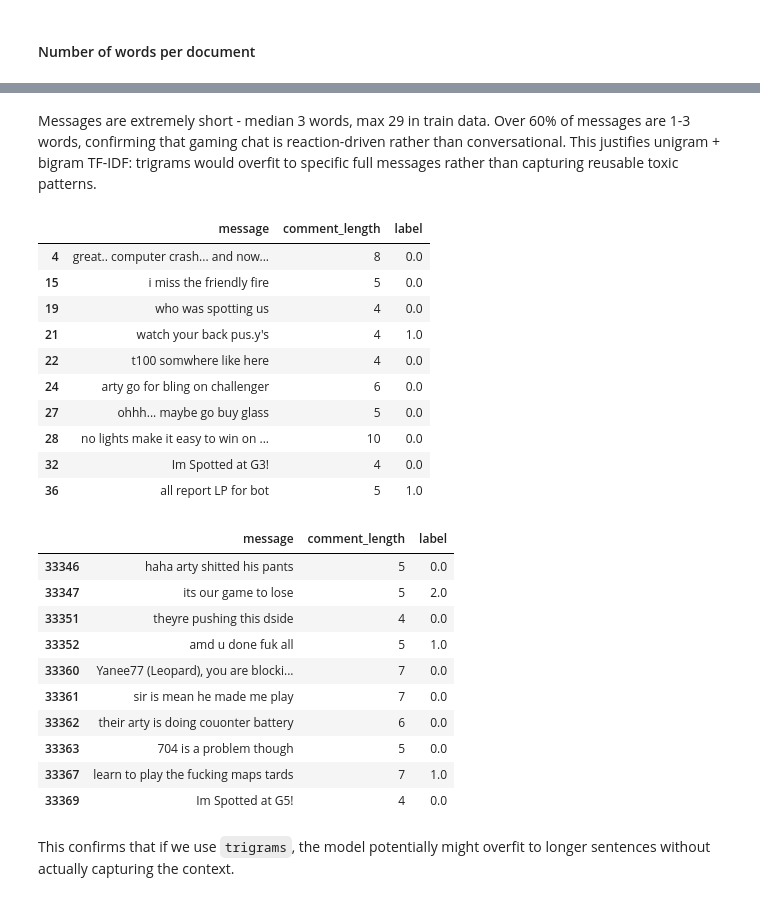
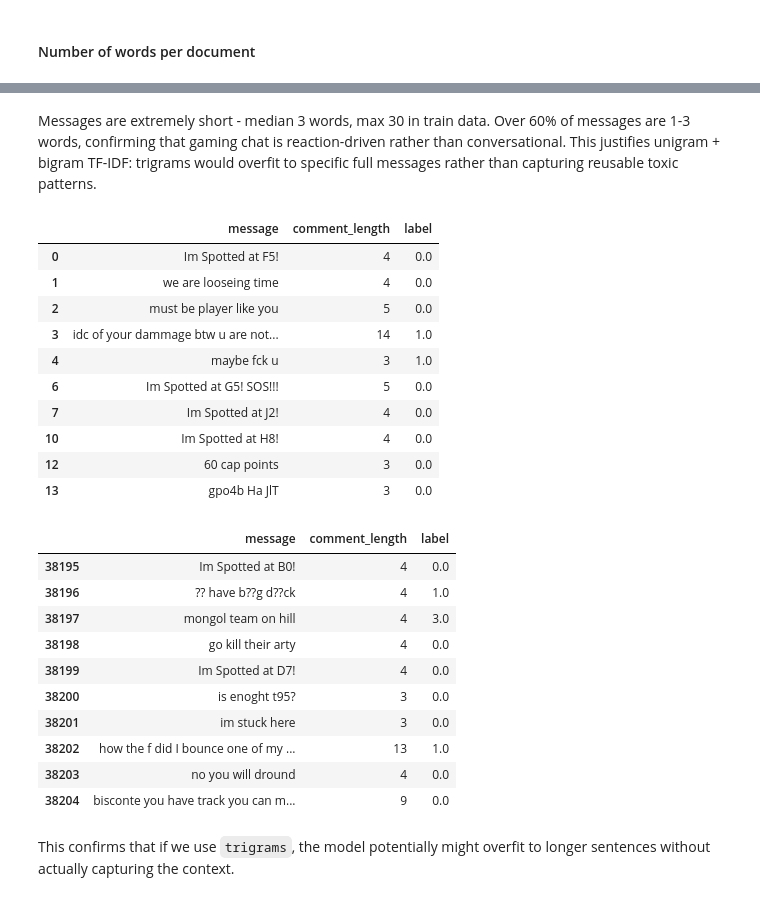
Before and after one commit to paolacalle/gaming-toxicity-detection, a Jupyter notebook: notebooks/gaming/EDA_gaming.ipynb, the cells around one changed output, grey strips where cells are left out. Saved outputs shown, nothing was run; the diff lists cells and outputs as text; code cells hidden in the pictures.

```diff
--- a/notebooks/gaming/EDA_gaming.ipynb
+++ b/notebooks/gaming/EDA_gaming.ipynb
@@ -30,10 +30,6 @@ nlp = spacy.load("en_core_web_sm")
 seed = 7524
 np.random.seed(seed)
 
-# remove limit at number of columns and rows shown
-pd.set_option("display.max_columns", None)
-pd.set_option("display.max_rows", None)
-
 # project root (notebooks/gaming/ -> notebooks/ -> project root)
 PROJECT_ROOT = Path().resolve().parent.parent
 # %%
@@ -325,13 +335,13 @@ Messages with HTML entities: 136
 # %%
 # drop #ERROR! rows
-wot_english = wot_english[~wot_english["message"].str.contains(r"#ERROR!", regex=False, na=False)].reset_index(drop=True)
+wot = wot[~wot["message"].str.contains(r"#ERROR!", regex=False, na=False)].reset_index(drop=True)
 
 # decode HTML entities inline
-wot_english["message"] = wot_english["message"].apply(html_lib.unescape)
+wot["message"] = wot["message"].apply(html_lib.unescape)
 
-print(f"Shape after artifact removal: {wot_english.shape}")
+print(f"Shape after artifact removal: {wot.shape}")
 # HTML entities
-html_mask = wot_english["message"].str.contains(r"&\w+;", regex=True, na=False)
+html_mask = wot["message"].str.contains(r"&\w+;", regex=True, na=False)
 print(f"Messages with HTML entities: {html_mask.sum()}")
-wot_english[html_mask][["message", "label"]].head(10)
+wot[html_mask][["message", "label"]].head(10)
 # %% [output]
@@ -362,12 +372,12 @@ wot_english.loc[[21, 119, 270, 353, 420, 1136,
 # splitting the dataset
 
 # features and target
-X = wot_english["message"]
-y = wot_english["label"]
+X = wot["message"]
+y = wot["label"]
 
-# First split: 20% for final testing, 80% remains for training/validation
+# First split: 10% for final testing, 90% remains for training/validation
 X_train, X_val, y_train, y_val = train_test_split(
-    X, y, test_size=0.20, random_state=7524, shuffle = True, stratify= y)
+    X, y, test_size=0.10, random_state=7524, shuffle = True, stratify= y)
 
 # datasets
 # train
@@ -484,36 +494,36 @@ plt.show()
 # %% [markdown]
-Messages are extremely short - median 3 words, max 29 in train data. Over 60% of messages are 1-3 words, confirming that gaming chat is reaction-driven rather than conversational. This justifies unigram + bigram TF-IDF: trigrams would overfit to specific full messages rather than capturing reusable toxic patterns.
+Messages are extremely short - median 3 words, max 30 in train data. Over 60% of messages are 1-3 words, confirming that gaming chat is reaction-driven rather than conversational. This justifies unigram + bigram TF-IDF: trigrams would overfit to specific full messages rather than capturing reusable toxic patterns.
 # %%
 # check messages
-# comments longer than the median top 10 words
-train_df[train_df["comment_length"] > median_len][["message", "comment_length", "label"]].head(10)
+# comments longer than or equal to the median top 10 words
+train_df[train_df["comment_length"] >= median_len][["message", "comment_length", "label"]].head(10)
 # %% [output]
 |  | message | comment_length | label |
-| 4 | great.. computer crash... and now... | 8 | 0.0 |
-| 15 | i miss the friendly fire | 5 | 0.0 |
-| 19 | who was spotting us | 4 | 0.0 |
-| 21 | watch your back pus.y's | 4 | 1.0 |
-| 22 | t100 somwhere like here | 4 | 0.0 |
-| 24 | arty go for bling on challenger | 6 | 0.0 |
-| 27 | ohhh... maybe go buy glass | 5 | 0.0 |
-| 28 | no lights make it easy to win on ... | 10 | 0.0 |
-| 32 | Im Spotted at G3! | 4 | 0.0 |
-| 36 | all report LP for bot | 5 | 1.0 |
+| 0 | Im Spotted at F5! | 4 | 0.0 |
+| 1 | we are looseing time | 4 | 0.0 |
+| 2 | must be player like you | 5 | 0.0 |
+| 3 | idc of your dammage btw u are not... | 14 | 1.0 |
+| 4 | maybe fck u | 3 | 1.0 |
+| 6 | Im Spotted at G5! SOS!!! | 5 | 0.0 |
+| 7 | Im Spotted at J2! | 4 | 0.0 |
+| 10 | Im Spotted at H8! | 4 | 0.0 |
+| 12 | 60 cap points | 3 | 0.0 |
+| 13 | gpo4b Ha JlT | 3 | 0.0 |
 # %%
-# comments longer than the median bottom 10 words
-train_df[train_df["comment_length"] > median_len][["message", "comment_length", "label"]].tail(10)
+# comments longer than or equal to the median bottom 10 words
+train_df[train_df["comment_length"] >= median_len][["message", "comment_length", "label"]].tail(10)
 # %% [output]
 |  | message | comment_length | label |
-| 33346 | haha arty shitted his pants | 5 | 0.0 |
-| 33347 | its our game to lose | 5 | 2.0 |
-| 33351 | theyre pushing this dside | 4 | 0.0 |
-| 33352 | amd u done fuk all | 5 | 1.0 |
-| 33360 | Yanee77 (Leopard), you are blocki... | 7 | 0.0 |
-| 33361 | sir is mean he made me play | 7 | 0.0 |
-| 33362 | their arty is doing couonter battery | 6 | 0.0 |
-| 33363 | 704 is a problem though | 5 | 0.0 |
-| 33367 | learn to play the fucking maps tards | 7 | 1.0 |
-| 33369 | Im Spotted at G5! | 4 | 0.0 |
+| 38195 | Im Spotted at B0! | 4 | 0.0 |
+| 38196 | ?? have b??g d??ck | 4 | 1.0 |
+| 38197 | mongol team on hill | 4 | 3.0 |
+| 38198 | go kill their arty | 4 | 0.0 |
+| 38199 | Im Spotted at D7! | 4 | 0.0 |
+| 38200 | is enoght t95? | 3 | 0.0 |
+| 38201 | im stuck here | 3 | 0.0 |
+| 38202 | how the f did I bounce one of my ... | 13 | 1.0 |
+| 38203 | no you will dround | 4 | 0.0 |
+| 38204 | bisconte you have track you can m... | 9 | 0.0 |
 # %% [markdown]
 This confirms that if we use `trigrams`, the model potentially might overfit to longer sentences without actually capturing the context.
 # %%
```
Also changed, not shown: parts of 56 cells of this notebook, 7 other files.
